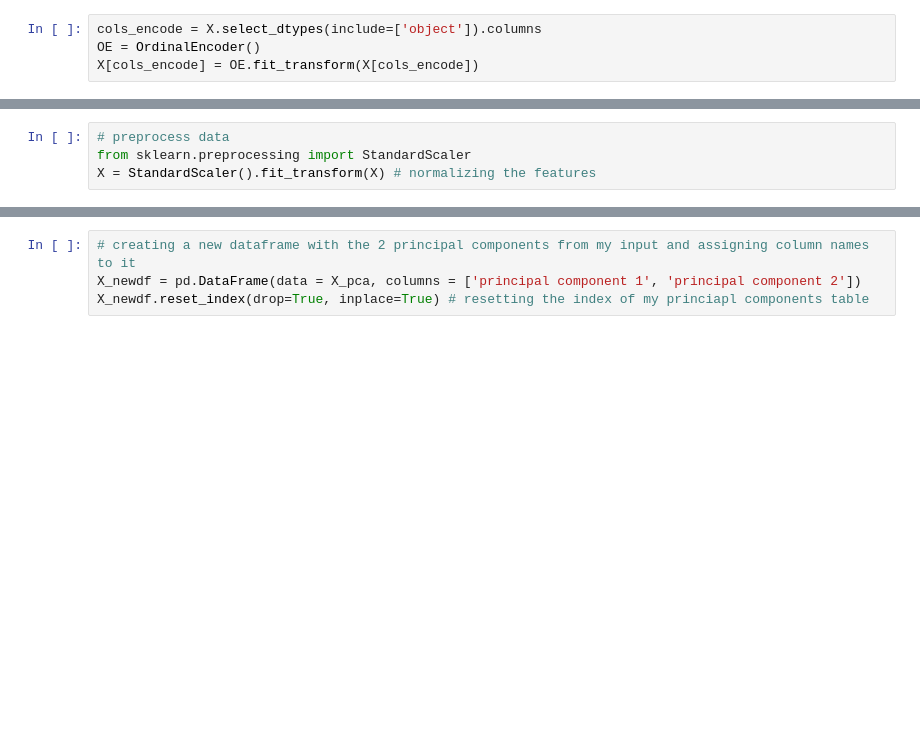
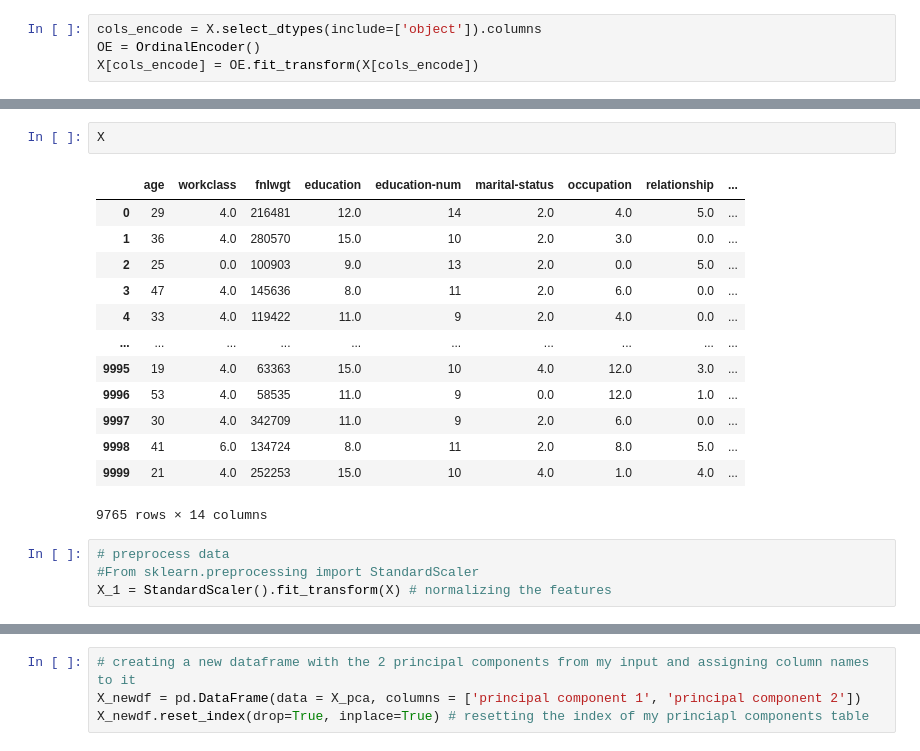
Before and after one commit to Uchebuzz/Machine-Learning-Models, a Jupyter notebook: Workshop #4.ipynb, the cells around one changed output, grey strips where cells are left out. Cells and saved outputs as stored; diff of their text form; blank space fills up the shorter version.

```diff
--- a/Workshop #4.ipynb
+++ b/Workshop #4.ipynb
@@ -336,4 +352,20 @@ X[cols_encode] = OE.fit_transform(X[cols_encode])
+# %%
+X
+# %% [output]
+|  | age | workclass | fnlwgt | education | education-num | marital-status | occupation | relationship | ... |
+| 0 | 29 | 4.0 | 216481 | 12.0 | 14 | 2.0 | 4.0 | 5.0 | ... |
+| 1 | 36 | 4.0 | 280570 | 15.0 | 10 | 2.0 | 3.0 | 0.0 | ... |
+| 2 | 25 | 0.0 | 100903 | 9.0 | 13 | 2.0 | 0.0 | 5.0 | ... |
+| 3 | 47 | 4.0 | 145636 | 8.0 | 11 | 2.0 | 6.0 | 0.0 | ... |
+| 4 | 33 | 4.0 | 119422 | 11.0 | 9 | 2.0 | 4.0 | 0.0 | ... |
+| ... | ... | ... | ... | ... | ... | ... | ... | ... | ... |
+| 9995 | 19 | 4.0 | 63363 | 15.0 | 10 | 4.0 | 12.0 | 3.0 | ... |
+| 9996 | 53 | 4.0 | 58535 | 11.0 | 9 | 0.0 | 12.0 | 1.0 | ... |
+| 9997 | 30 | 4.0 | 342709 | 11.0 | 9 | 2.0 | 6.0 | 0.0 | ... |
+| 9998 | 41 | 6.0 | 134724 | 8.0 | 11 | 2.0 | 8.0 | 5.0 | ... |
+| 9999 | 21 | 4.0 | 252253 | 15.0 | 10 | 4.0 | 1.0 | 4.0 | ... |
+9765 rows × 14 columns
 # %%
 # preprocess data
-from sklearn.preprocessing import StandardScaler
-X = StandardScaler().fit_transform(X) # normalizing the features
+#From sklearn.preprocessing import StandardScaler
+X_1 = StandardScaler().fit_transform(X) # normalizing the features
```
Also changed, not shown: parts of 15 cells of this notebook, 3 other files.
